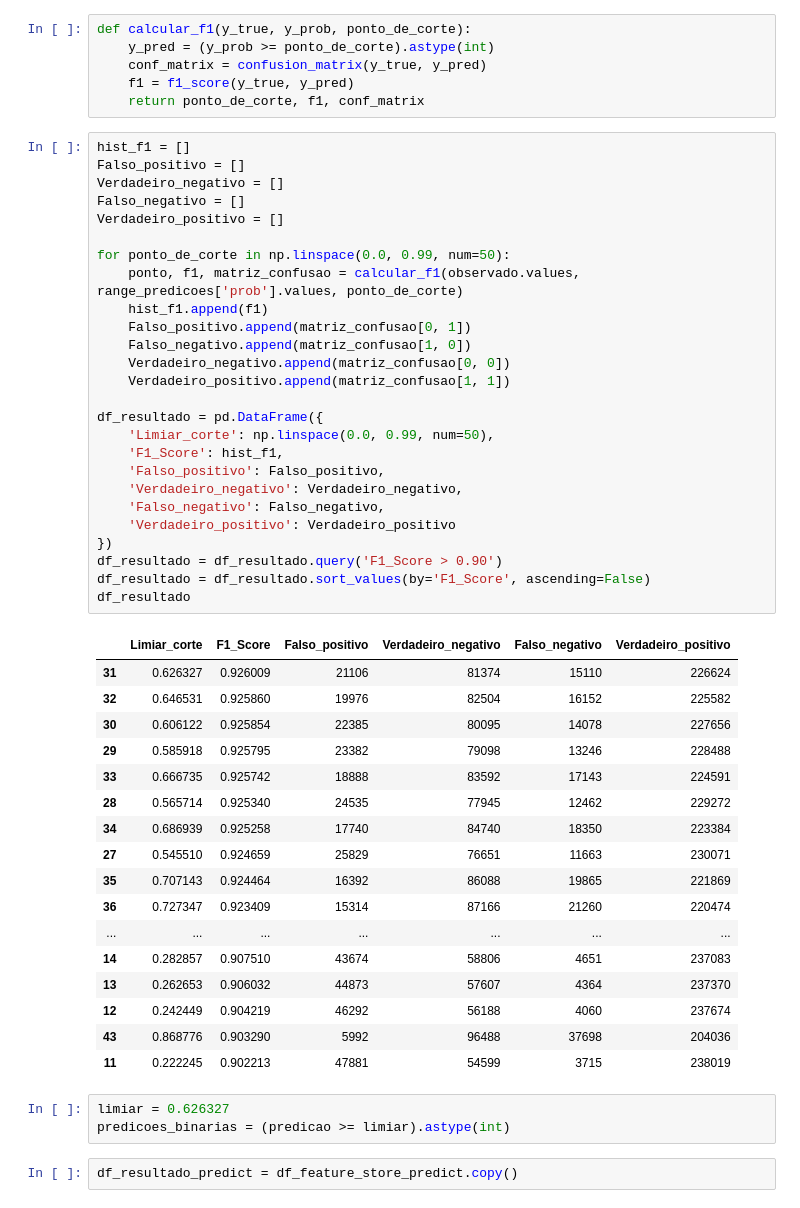
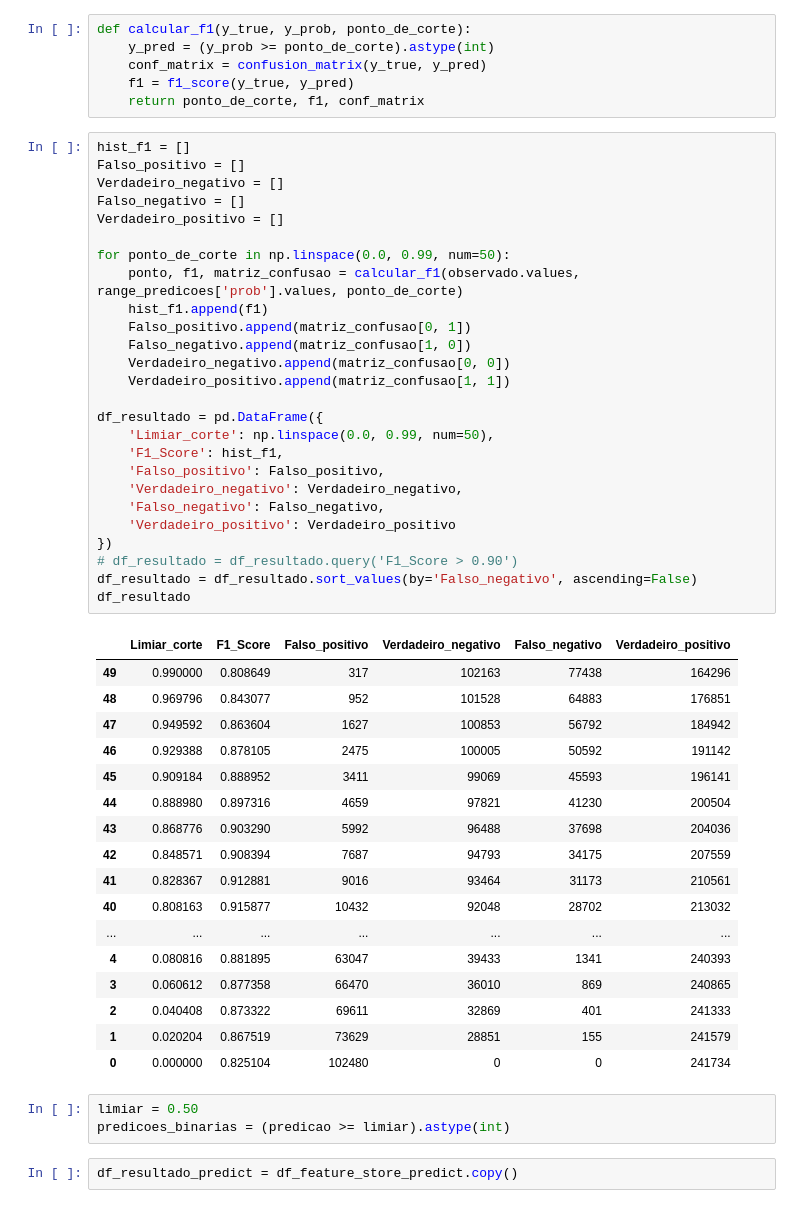
Before and after one commit to LanCarv/divida_ativa, a Jupyter notebook: regressao_iptu copy.ipynb, the cells around one changed output. Saved outputs shown, nothing was run; the diff lists cells and outputs as text.

```diff
--- a/regressao_iptu copy.ipynb
+++ b/regressao_iptu copy.ipynb
@@ -2834,49 +2836,49 @@ def calcular_f1(y_true, y_prob, ponto_de_corte):
 # %%
 hist_f1 = []
 Falso_positivo = []
 Verdadeiro_negativo = []
 Falso_negativo = []
 Verdadeiro_positivo = []
 
 for ponto_de_corte in np.linspace(0.0, 0.99, num=50):
     ponto, f1, matriz_confusao = calcular_f1(observado.values, range_predicoes['prob'].values, ponto_de_corte)
     hist_f1.append(f1)
     Falso_positivo.append(matriz_confusao[0, 1])
     Falso_negativo.append(matriz_confusao[1, 0])
     Verdadeiro_negativo.append(matriz_confusao[0, 0])
     Verdadeiro_positivo.append(matriz_confusao[1, 1])
 
 df_resultado = pd.DataFrame({
     'Limiar_corte': np.linspace(0.0, 0.99, num=50),
     'F1_Score': hist_f1,
     'Falso_positivo': Falso_positivo,
     'Verdadeiro_negativo': Verdadeiro_negativo,
     'Falso_negativo': Falso_negativo,
     'Verdadeiro_positivo': Verdadeiro_positivo
 })
-df_resultado = df_resultado.query('F1_Score > 0.90')
-df_resultado = df_resultado.sort_values(by='F1_Score', ascending=False)
+# df_resultado = df_resultado.query('F1_Score > 0.90')
+df_resultado = df_resultado.sort_values(by='Falso_negativo', ascending=False)
 df_resultado
 # %% [output]
 |  | Limiar_corte | F1_Score | Falso_positivo | Verdadeiro_negativo | Falso_negativo | Verdadeiro_positivo |
-| 31 | 0.626327 | 0.926009 | 21106 | 81374 | 15110 | 226624 |
-| 32 | 0.646531 | 0.925860 | 19976 | 82504 | 16152 | 225582 |
-| 30 | 0.606122 | 0.925854 | 22385 | 80095 | 14078 | 227656 |
-| 29 | 0.585918 | 0.925795 | 23382 | 79098 | 13246 | 228488 |
-| 33 | 0.666735 | 0.925742 | 18888 | 83592 | 17143 | 224591 |
-| 28 | 0.565714 | 0.925340 | 24535 | 77945 | 12462 | 229272 |
-| 34 | 0.686939 | 0.925258 | 17740 | 84740 | 18350 | 223384 |
-| 27 | 0.545510 | 0.924659 | 25829 | 76651 | 11663 | 230071 |
-| 35 | 0.707143 | 0.924464 | 16392 | 86088 | 19865 | 221869 |
-| 36 | 0.727347 | 0.923409 | 15314 | 87166 | 21260 | 220474 |
+| 49 | 0.990000 | 0.808649 | 317 | 102163 | 77438 | 164296 |
+| 48 | 0.969796 | 0.843077 | 952 | 101528 | 64883 | 176851 |
+| 47 | 0.949592 | 0.863604 | 1627 | 100853 | 56792 | 184942 |
+| 46 | 0.929388 | 0.878105 | 2475 | 100005 | 50592 | 191142 |
+| 45 | 0.909184 | 0.888952 | 3411 | 99069 | 45593 | 196141 |
+| 44 | 0.888980 | 0.897316 | 4659 | 97821 | 41230 | 200504 |
+| 43 | 0.868776 | 0.903290 | 5992 | 96488 | 37698 | 204036 |
+| 42 | 0.848571 | 0.908394 | 7687 | 94793 | 34175 | 207559 |
+| 41 | 0.828367 | 0.912881 | 9016 | 93464 | 31173 | 210561 |
+| 40 | 0.808163 | 0.915877 | 10432 | 92048 | 28702 | 213032 |
 | ... | ... | ... | ... | ... | ... | ... |
-| 14 | 0.282857 | 0.907510 | 43674 | 58806 | 4651 | 237083 |
-| 13 | 0.262653 | 0.906032 | 44873 | 57607 | 4364 | 237370 |
-| 12 | 0.242449 | 0.904219 | 46292 | 56188 | 4060 | 237674 |
-| 43 | 0.868776 | 0.903290 | 5992 | 96488 | 37698 | 204036 |
-| 11 | 0.222245 | 0.902213 | 47881 | 54599 | 3715 | 238019 |
+| 4 | 0.080816 | 0.881895 | 63047 | 39433 | 1341 | 240393 |
+| 3 | 0.060612 | 0.877358 | 66470 | 36010 | 869 | 240865 |
+| 2 | 0.040408 | 0.873322 | 69611 | 32869 | 401 | 241333 |
+| 1 | 0.020204 | 0.867519 | 73629 | 28851 | 155 | 241579 |
+| 0 | 0.000000 | 0.825104 | 102480 | 0 | 0 | 241734 |
 # %%
-limiar = 0.626327
+limiar = 0.50
 predicoes_binarias = (predicao >= limiar).astype(int)
 # %%
 df_resultado_predict = df_feature_store_predict.copy()
```
Also changed, not shown: parts of 21 cells of this notebook, 1 other file.
